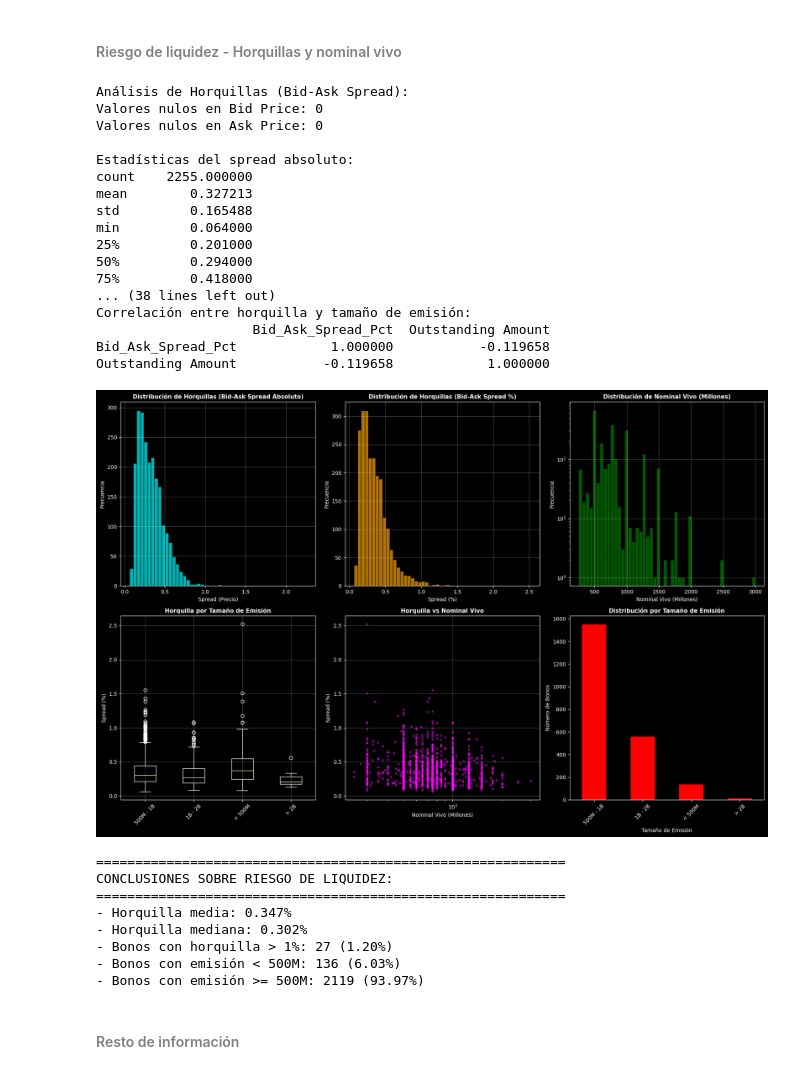
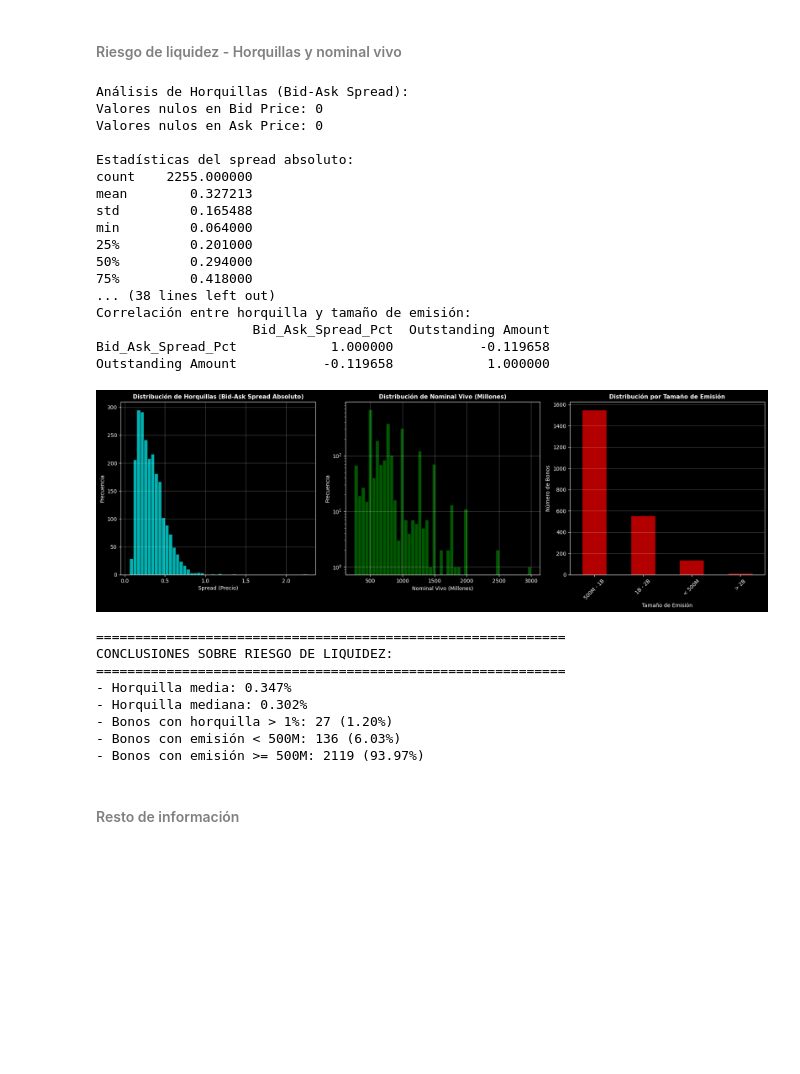
Before and after one commit to Romequinco/TAREA_RENTA_FIJA_1, a Jupyter notebook: src/TallerRF_AnálisisCartera_Enunciado_Josep.ipynb, the cells around one changed output. Drawn from its saved outputs; the diff is of its cells as text; code cells hidden in the pictures; blank space fills up the shorter version.

```diff
--- a/src/TallerRF_AnálisisCartera_Enunciado_Josep.ipynb
+++ b/src/TallerRF_AnálisisCartera_Enunciado_Josep.ipynb
@@ -844,63 +844,34 @@ print(correlacion)
 # perspectivas
 # ============================================================================
 
-fig, axes = plt.subplots(2, 3, figsize=(18, 12))
+fig, axes = plt.subplots(1, 3, figsize=(18, 6))
 
 # Histograma de horquillas absolutas
 spread_data = universo['Bid_Ask_Spread'].dropna()
-axes[0, 0].hist(spread_data, bins=50, color='cyan', edgecolor='black', alpha=0.7)
-axes[0, 0].set_title('Distribución de Horquillas (Bid-Ask Spread Absoluto)', fontsize=11, fontweight='bold')
-axes[0, 0].set_xlabel('Spread (Precio)')
-axes[0, 0].set_ylabel('Frecuencia')
-axes[0, 0].grid(True, alpha=0.3)
+axes[0].hist(spread_data, bins=50, color='cyan', edgecolor='black', alpha=0.7)
+axes[0].set_title('Distribución de Horquillas (Bid-Ask Spread Absoluto)', fontsize=11, fontweight='bold')
+axes[0].set_xlabel('Spread (Precio)')
+axes[0].set_ylabel('Frecuencia')
+axes[0].grid(True, alpha=0.3)
 
-# Histograma de horquillas porcentuales
-spread_pct_data = universo['Bid_Ask_Spread_Pct'].dropna()
-axes[0, 1].hist(spread_pct_data, bins=50, color='orange', edgecolor='black', alpha=0.7)
-axes[0, 1].set_title('Distribución de Horquillas (Bid-Ask Spread %)', fontsize=11, fontweight='bold')
-axes[0, 1].set_xlabel('Spread (%)')
-axes[0, 1].set_ylabel('Frecuencia')
-axes[0, 1].grid(True, alpha=0.3)
 
 # Distribución de nominal vivo
 outstanding_data = outstanding_millions.dropna()
-axes[0, 2].hist(outstanding_data, bins=50, color='green', edgecolor='black', alpha=0.7)
-axes[0, 2].set_title('Distribución de Nominal Vivo (Millones)', fontsize=11, fontweight='bold')
-axes[0, 2].set_xlabel('Nominal Vivo (Millones)')
-axes[0, 2].set_ylabel('Frecuencia')
-axes[0, 2].set_yscale('log')
-axes[0, 2].grid(True, alpha=0.3)
+axes[1].hist(outstanding_data, bins=50, color='green', edgecolor='black', alpha=0.7)
+axes[1].set_title('Distribución de Nominal Vivo (Millones)', fontsize=11, fontweight='bold')
+axes[1].set_xlabel('Nominal Vivo (Millones)')
+axes[1].set_ylabel('Frecuencia')
+axes[1].set_yscale('log')
+axes[1].grid(True, alpha=0.3)
 
-# Box plot de horquilla por tamaño de emisión
-tamano_categories = universo['Tamaño_Emision'].unique()
-data_to_plot = [universo[universo['Tamaño_Emision'] == tam]['Bid_Ask_Spread_Pct'].dropna().values
-                for tam in tamano_categories if len(universo[universo['Tamaño_Emision'] == tam]['Bid_Ask_Spread_Pct'].dropna()) > 0]
-labels_to_plot = [tam for tam in tamano_categories if len(universo[universo['Tamaño_Emision'] == tam]['Bid_Ask_Spread_Pct'].dropna()) > 0]
-if len(data_to_plot) > 0:
-    axes[1, 0].boxplot(data_to_plot, tick_labels=labels_to_plot)
-    axes[1, 0].set_title('Horquilla por Tamaño de Emisión', fontsize=11, fontweight='bold')
-    axes[1, 0].set_ylabel('Spread (%)')
-    axes[1, 0].tick_params(axis='x', rotation=45)
-    axes[1, 0].grid(True, alpha=0.3)
-
-# Scatter: Horquilla vs Nominal Vivo
-universo_clean = universo[['Bid_Ask_Spread_Pct', 'Outstanding Amount']].dropna()
-if len(universo_clean) > 0:
-    axes[1, 1].scatter(universo_clean['Outstanding Amount'] / 1_000_000,
-                       universo_clean['Bid_Ask_Spread_Pct'],
-                       alpha=0.5, color='magenta', s=10)
-    axes[1, 1].set_title('Horquilla vs Nominal Vivo', fontsize=11, fontweight='bold')
-    axes[1, 1].set_xlabel('Nominal Vivo (Millones)')
-    axes[1, 1].set_ylabel('Spread (%)')
-    axes[1, 1].set_xscale('log')
-    axes[1, 1].grid(True, alpha=0.3)
-
-# Distribución por tamaño de emisión
-tamano_dist.plot(kind='bar', ax=axes[1, 2], color='red')
-axes[1, 2].set_title('Distribución por Tamaño de Emisión', fontsize=11, fontweight='bold')
-axes[1, 2].set_xlabel('Tamaño de Emisión')
-axes[1, 2].set_ylabel('Número de Bonos')
-axes[1, 2].tick_params(axis='x', rotation=45)
+# 3. Distribución por tamaño de emisión (CORRECCIÓN AQUÍ)
+# Cambiado axes[1, 2] por axes[2]
+tamano_dist.plot(kind='bar', ax=axes[2], color='red', edgecolor='black', alpha=0.7)
+axes[2].set_title('Distribución por Tamaño de Emisión', fontsize=11, fontweight='bold')
+axes[2].set_xlabel('Tamaño de Emisión')
+axes[2].set_ylabel('Número de Bonos')
+axes[2].tick_params(axis='x', rotation=45)
+axes[2].grid(True, alpha=0.3, axis='y')
 
 plt.tight_layout()
 plt.show()
@@ -910,34 +881,34 @@ plt.show()
 # ============================================================================
 # Resumen de los principales indicadores de liquidez
 # ============================================================================
 
 print(f"\n{'='*60}")
 print("CONCLUSIONES SOBRE RIESGO DE LIQUIDEZ:")
 print(f"{'='*60}")
 print(f"- Horquilla media: {universo['Bid_Ask_Spread_Pct'].mean():.3f}%")
 print(f"- Horquilla mediana: {universo['Bid_Ask_Spread_Pct'].median():.3f}%")
 print(f"- Bonos con horquilla > 1%: {(universo['Bid_Ask_Spread_Pct'] > 1).sum()} ({(universo['Bid_Ask_Spread_Pct'] > 1).sum()/len(universo)*100:.2f}%)")
 print(f"- Bonos con emisión < 500M: {(outstanding_millions < 500).sum()} ({(outstanding_millions < 500).sum()/len(universo)*100:.2f}%)")
 print(f"- Bonos con emisión >= 500M: {(outstanding_millions >= 500).sum()} ({(outstanding_millions >= 500).sum()/len(universo)*100:.2f}%)")
 # %% [output]
 Análisis de Horquillas (Bid-Ask Spread):
 Valores nulos en Bid Price: 0
 Valores nulos en Ask Price: 0
 
 Estadísticas del spread absoluto:
 count    2255.000000
 mean        0.327213
 std         0.165488
 min         0.064000
 25%         0.201000
 50%         0.294000
 75%         0.418000
 ... (38 lines left out)
 Correlación entre horquilla y tamaño de emisión:
                     Bid_Ask_Spread_Pct  Outstanding Amount
 Bid_Ask_Spread_Pct            1.000000           -0.119658
 Outstanding Amount           -0.119658            1.000000
-[figure, old version]
+[figure, new version]
 ============================================================
 CONCLUSIONES SOBRE RIESGO DE LIQUIDEZ:
 ============================================================
```
Also changed, not shown: parts of 10 cells of this notebook.
